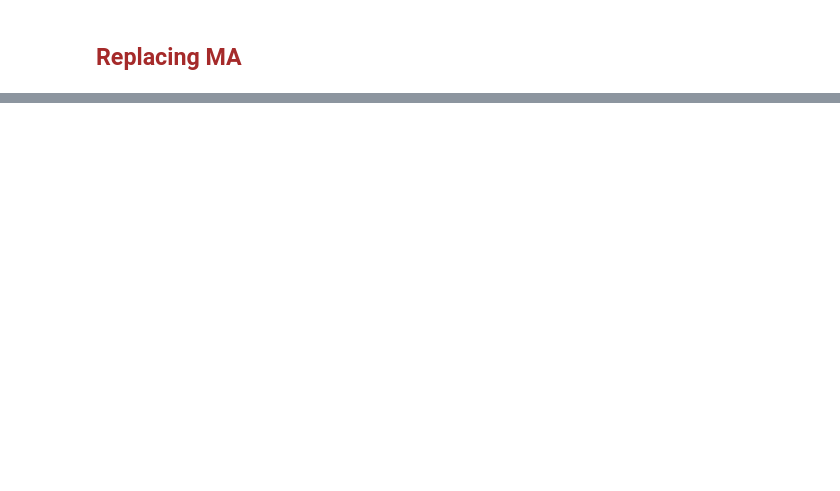
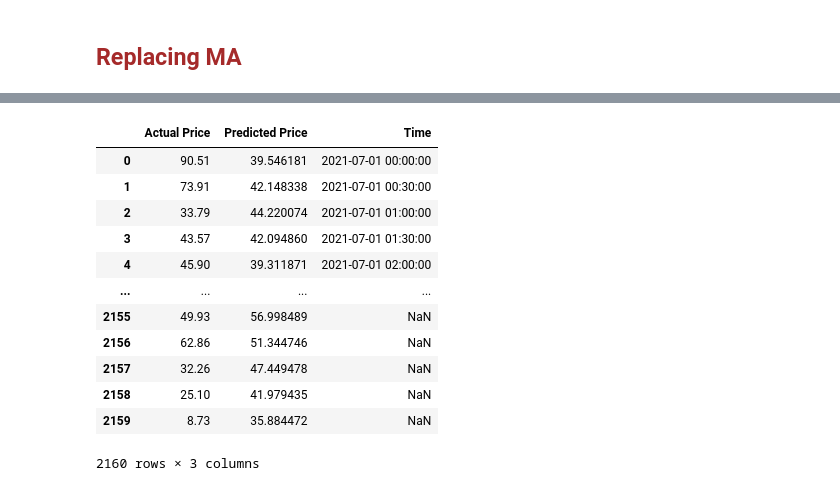
Before and after one commit to rinliauw/energy-market-and-battery-optimization, a Jupyter notebook: code/modelling/MainModel.ipynb, the cells around one changed output, grey strips where cells are left out. Drawn from its saved outputs; the diff is of its cells as text; code cells hidden in the pictures; blank space fills up the shorter version.

```diff
--- a/code/modelling/MainModel.ipynb
+++ b/code/modelling/MainModel.ipynb
@@ -912,0 +1034,5 @@ CalculateRevenue(Prediction.copy())
+# %%
+# Preprocessing
+df_LSTM = pd.read_excel('../../prediction_data/LSTM_predictions.xlsx')
+df_LSTM.columns = ['Actual Price', 'Predicted Price']
+df_LSTM['Time'] = time
@@ -912,0 +1041,6 @@ CalculateRevenue(Prediction.copy())
+# %%
+df_LSTM = df_LSTM[['Predicted Price', 'Time']]
+# %%
+df_LSTM.columns = ['Price', 'Time']
+df_LSTM['Time'] = df_LSTM['Time'].astype('datetime64[ns]')
+df_LSTM = df_LSTM[['Time', 'Price']]
@@ -924,5 +1072,21 @@ gil = pd.merge(df["Time"], gil.drop("Time", axis = 1), left_index = True, right_
 # %%
 gil["Restrict"] = - np.where(gil["Actual"] <= 0, gil["Actual"] * 0.9, gil["Actual"] / 0.9)
 gil["Status"] = np.where(gil["Actual"] < 0, "Charge", np.where(gil["Actual"] > 0, "Discharge", "Do Nothing"))
+# %%
+df_LSTM
+# %% [output]
+|  | Actual Price | Predicted Price | Time |
+| 0 | 90.51 | 39.546181 | 2021-07-01 00:00:00 |
+| 1 | 73.91 | 42.148338 | 2021-07-01 00:30:00 |
+| 2 | 33.79 | 44.220074 | 2021-07-01 01:00:00 |
+| 3 | 43.57 | 42.094860 | 2021-07-01 01:30:00 |
+| 4 | 45.90 | 39.311871 | 2021-07-01 02:00:00 |
+| ... | ... | ... | ... |
+| 2155 | 49.93 | 56.998489 | NaN |
+| 2156 | 62.86 | 51.344746 | NaN |
+| 2157 | 32.26 | 47.449478 | NaN |
+| 2158 | 25.10 | 41.979435 | NaN |
+| 2159 | 8.73 | 35.884472 | NaN |
+2160 rows × 3 columns
 # %%
 ValidityCheck(gil)
```
Also changed, not shown: parts of 45 cells of this notebook, 33 other files.
